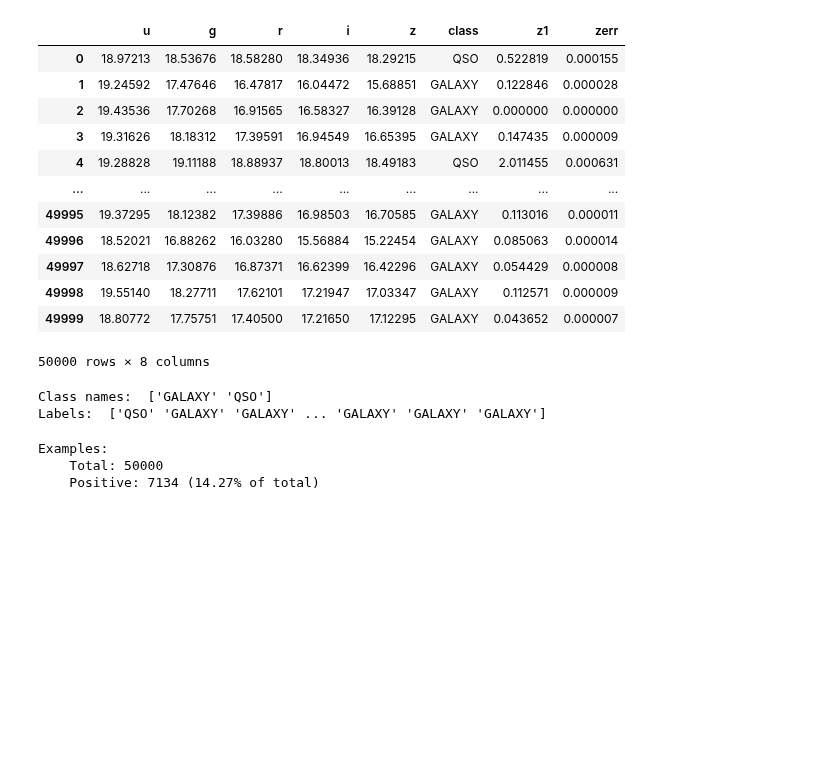
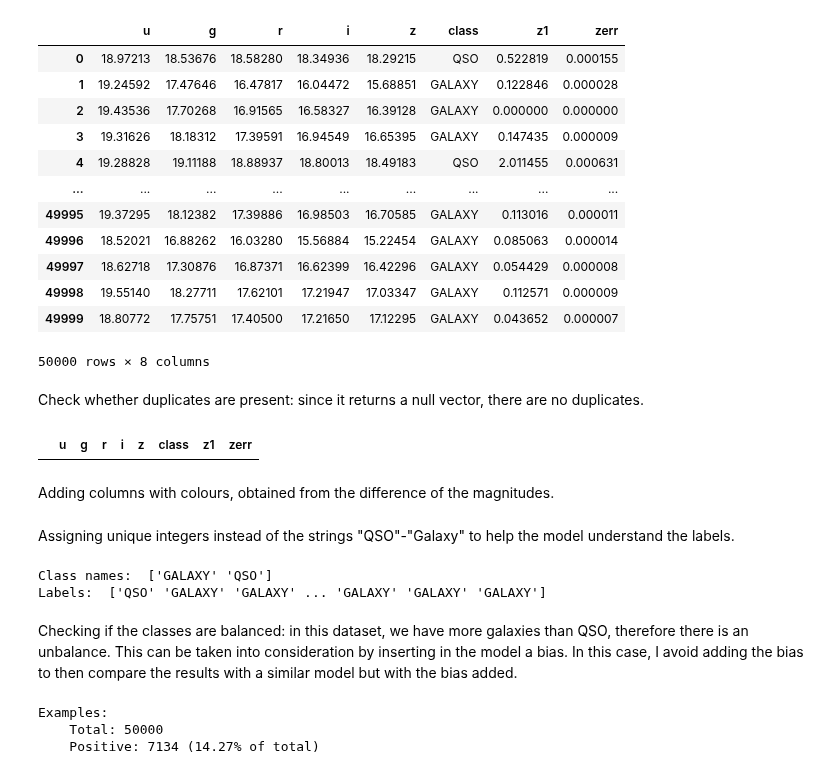
Before and after one commit to om-erika/astrostatistics_bicocca_2024, a Jupyter notebook: working/galaxy_vs_qso_mlp.ipynb, the cells around one changed output. Saved outputs shown, nothing was run; the diff lists cells and outputs as text; code cells hidden in the pictures; blank space fills up the shorter version.

```diff
--- a/working/galaxy_vs_qso_mlp.ipynb
+++ b/working/galaxy_vs_qso_mlp.ipynb
@@ -29,11 +31,21 @@ df
 | 49998 | 19.55140 | 18.27711 | 17.62101 | 17.21947 | 17.03347 | GALAXY | 0.112571 | 0.000009 |
 | 49999 | 18.80772 | 17.75751 | 17.40500 | 17.21650 | 17.12295 | GALAXY | 0.043652 | 0.000007 |
 50000 rows × 8 columns
+# %% [markdown]
+Check whether duplicates are present: since it returns a null vector, there are no duplicates.
+# %%
+df[df.duplicated() == True]
+# %% [output]
+|  | u | g | r | i | z | class | z1 | zerr |
+# %% [markdown]
+Adding columns with colours, obtained from the difference of the magnitudes.
 # %%
 df['u-g'] = df['u']- df['g']
 df['g-r'] = df['g']- df['r']
 df['r-i'] = df['r']- df['i']
 df['i-z'] = df['i']- df['z']
+# %% [markdown]
+Assigning unique integers instead of the strings "QSO"-"Galaxy" to help the model understand the labels.
 # %%
 le = LabelEncoder()
 # Assign unique integers: 1 QSO, 0 galaxy
@@ -45,6 +57,8 @@ print('Labels: ', labels_class)
 # %% [output]
 Class names:  ['GALAXY' 'QSO']
 Labels:  ['QSO' 'GALAXY' 'GALAXY' ... 'GALAXY' 'GALAXY' 'GALAXY']
+# %% [markdown]
+Checking if the classes are balanced: in this dataset, we have more galaxies than QSO, therefore there is an unbalance. This can be taken into consideration by inserting in the model a bias. In this case, I avoid adding the bias to then compare the results with a similar model but with the bias added.
 # %%
 neg, pos = np.bincount(df['class'])
 total = neg + pos
```
Also changed, not shown: parts of 31 cells of this notebook, 2 other files.
